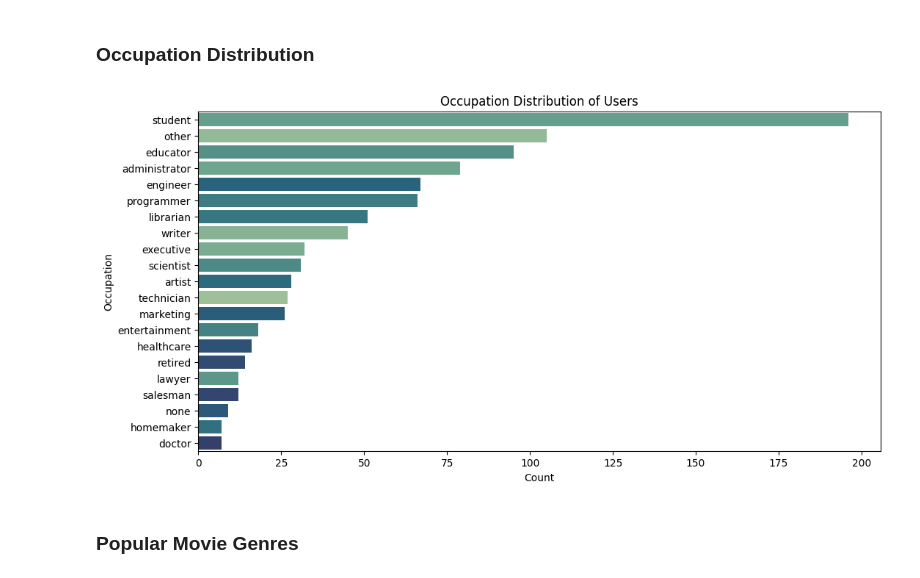
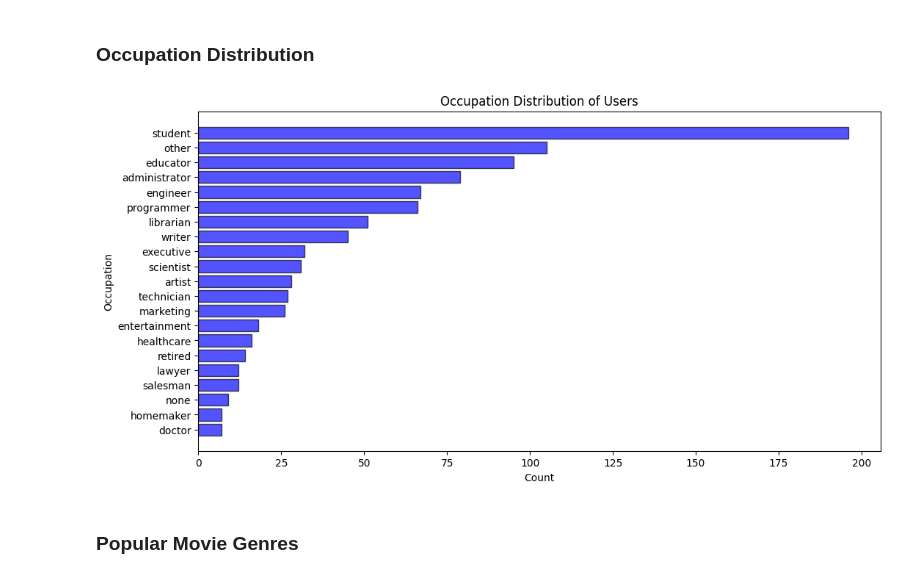
Before and after one commit to moOritzl/bachelorpraktikum-applied-machine-learning, a Jupyter notebook: Week_08/Recommender_Systems_Matrix_Factorization.ipynb, the cells around one changed output. Drawn from its saved outputs; the diff is of its cells as text; code cells hidden in the pictures.

```diff
--- a/Week_08/Recommender_Systems_Matrix_Factorization.ipynb
+++ b/Week_08/Recommender_Systems_Matrix_Factorization.ipynb
@@ -206,14 +206,14 @@ plt.show()
 ### Occupation Distribution
 # %%
 plt.figure(figsize=(12, 6))
-sns.countplot(data=users_df, y='occupation', hue='occupation', order=users_df['occupation'].value_counts().index,
-              palette='crest', legend=False)
+occupation_count = users_df['occupation'].value_counts().sort_values(ascending=True)
+plt.barh(occupation_count.index, occupation_count.values, color='blue', alpha=0.67, edgecolor='black')
 plt.title('Occupation Distribution of Users')
 plt.xlabel('Count')
 plt.ylabel('Occupation')
 plt.show()
 # %% [output]
-[figure, old version]
+[figure, new version]
 # %% [markdown]
 ### Popular Movie Genres
 # %%
```
Also changed, not shown: parts of 12 cells of this notebook, 1 other file.
